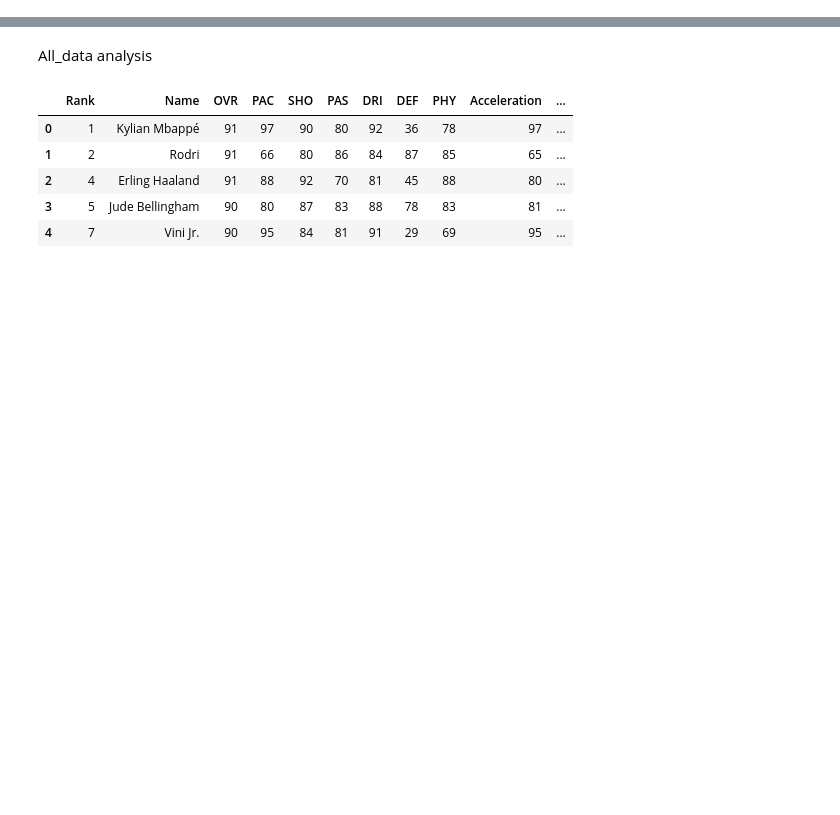
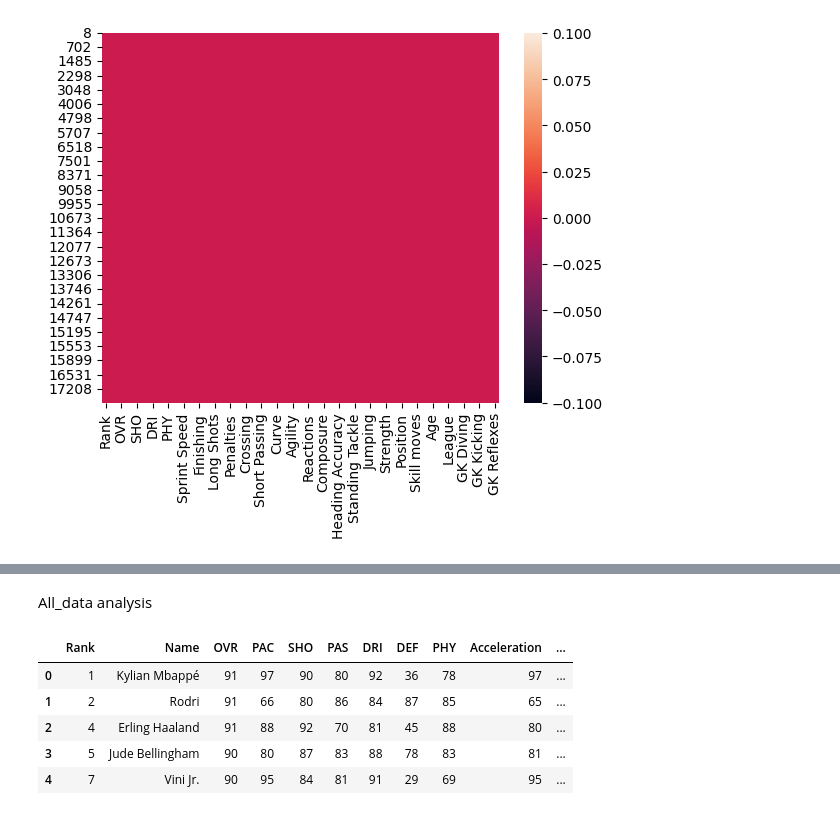
Before and after one commit to Szafranerio/Data-Science-Projects, a Jupyter notebook: FC2025_Player_Analysis.ipynb, the cells around one changed output, grey strips where cells are left out. Saved outputs shown, nothing was run; the diff lists cells and outputs as text; code cells hidden in the pictures; blank space fills up the shorter version.

```diff
--- a/FC2025_Player_Analysis.ipynb
+++ b/FC2025_Player_Analysis.ipynb
@@ -30,0 +68,3 @@ all_data
+# %%
+goalies = all_data[all_data['Position'] == 'GK']
+goalies
@@ -30,0 +85,5 @@ all_data
+# %%
+sns.heatmap(goalies.isnull())
+plt.show()
+# %% [output]
+[figure, added]
```
Also changed, not shown: parts of 29 cells of this notebook.
